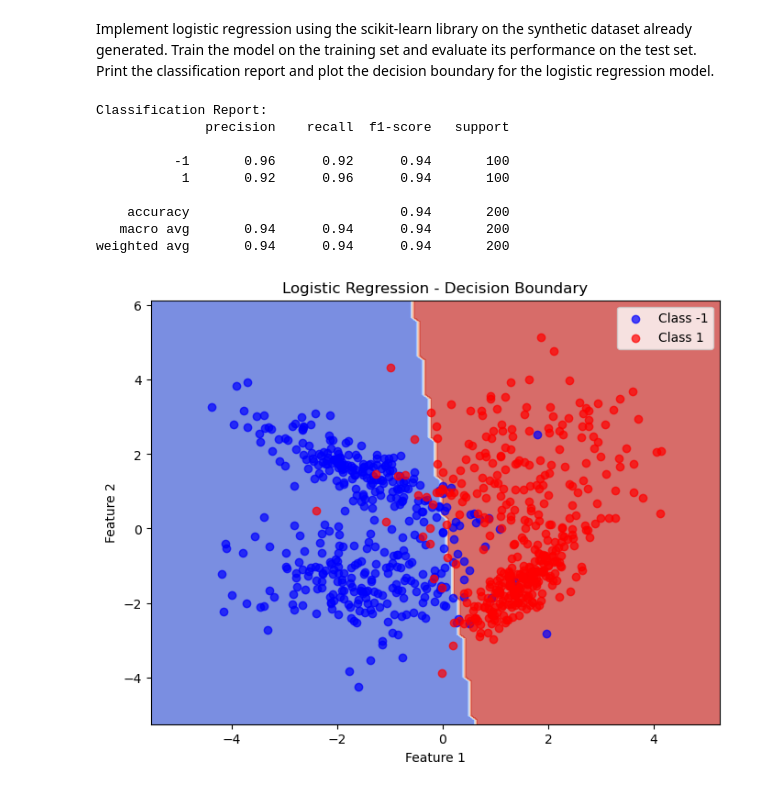
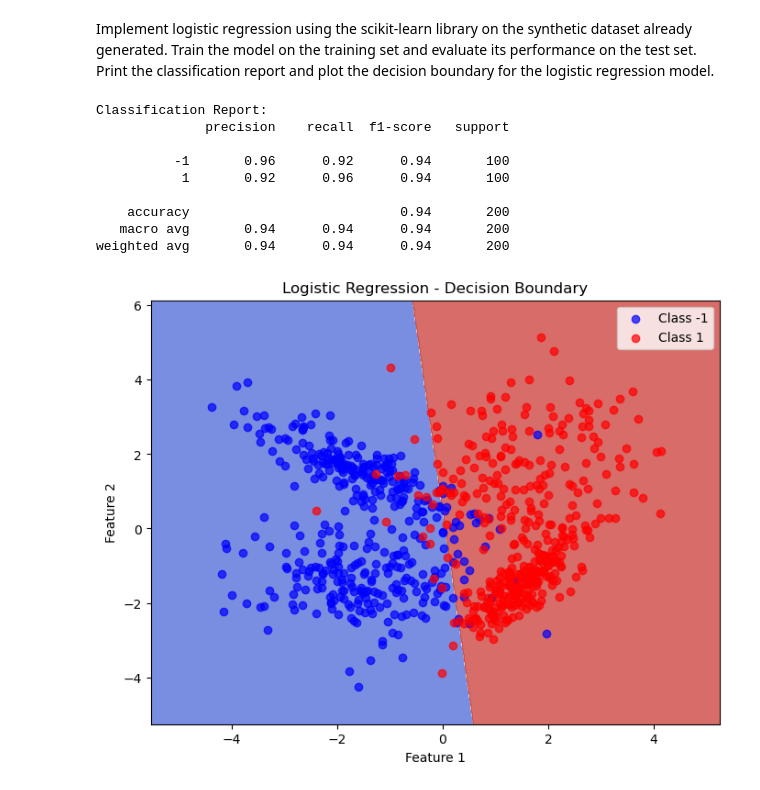
Before and after one commit to chandana4/Deep_Learning_Lab, a Jupyter notebook: Lab_0.ipynb, the cells around one changed output. Drawn from its saved outputs; the diff is of its cells as text; code cells hidden in the pictures.

```diff
--- a/Lab_0.ipynb
+++ b/Lab_0.ipynb
@@ -138,39 +139,39 @@ print(classification_report(y_test, y_pred))
 # Set up a grid to plot the decision boundary
 x_min, x_max = X[:, 0].min() - 1, X[:, 0].max() + 1
 y_min, y_max = X[:, 1].min() - 1, X[:, 1].max() + 1
-xx, yy = np.meshgrid(np.linspace(x_min, x_max, 100),
-                     np.linspace(y_min, y_max, 100))
+xx, yy = np.meshgrid(np.linspace(x_min, x_max, 1000),
+                     np.linspace(y_min, y_max, 1000))
 
 # Get the predictions for each point in the meshgrid
 Z = log_reg.predict(np.c_[xx.ravel(), yy.ravel()])
 Z = Z.reshape(xx.shape)
 
 # Create the plot
 plt.figure(figsize=(8, 6))
 
 # Plot the decision boundary
 plt.contourf(xx, yy, Z, alpha=0.75, cmap=plt.cm.coolwarm)
 
 # Scatter plot with different colors for each class
 plt.scatter(X_train[y_train == -1, 0], X_train[y_train == -1, 1], color='blue', label='Class -1', alpha=0.7)
 plt.scatter(X_train[y_train == 1, 0], X_train[y_train == 1, 1], color='red', label='Class 1', alpha=0.7)
 
 # Adding labels and title
 plt.title("Logistic Regression - Decision Boundary")
 plt.xlabel("Feature 1")
 plt.ylabel("Feature 2")
 plt.legend()
 
 # Show the plot
 plt.show()
 # %% [output]
 Classification Report:
               precision    recall  f1-score   support
 
           -1       0.96      0.92      0.94       100
            1       0.92      0.96      0.94       100
 
     accuracy                           0.94       200
    macro avg       0.94      0.94      0.94       200
 weighted avg       0.94      0.94      0.94       200
-[figure, old version]
+[figure, new version]
```
Also changed, not shown: parts of 9 cells of this notebook.
